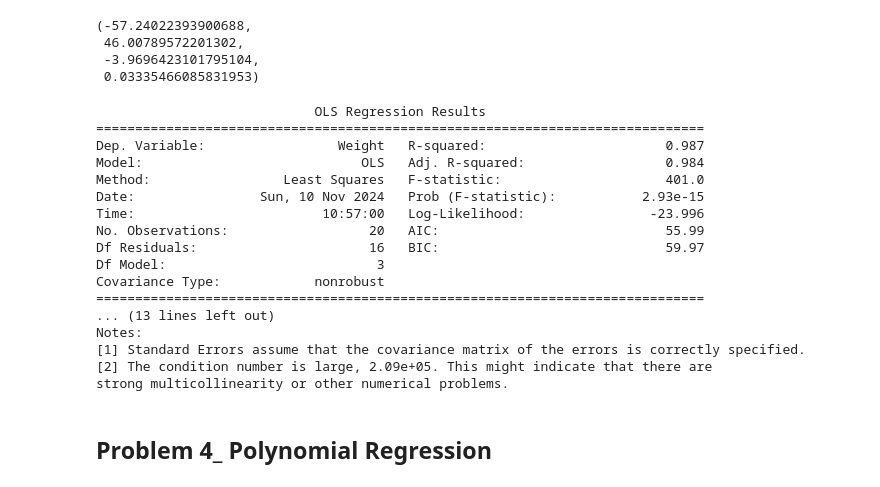
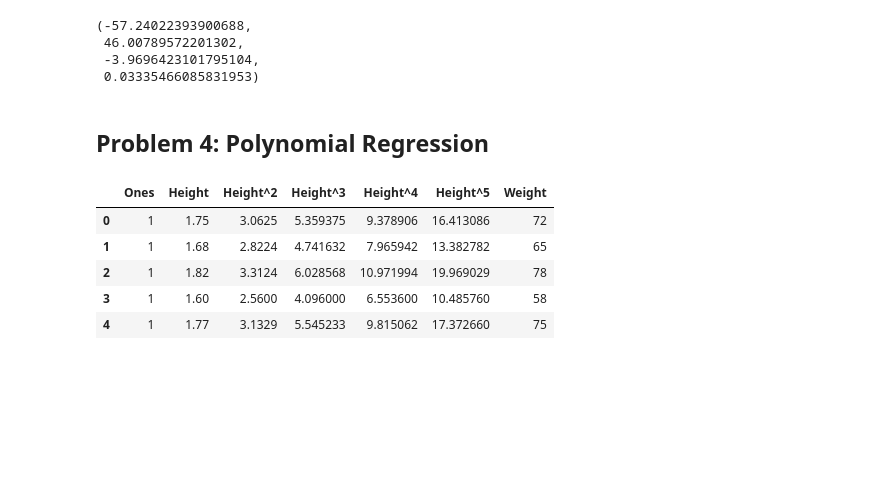
Before and after one commit to LuisMB09/metodos_optimizacion, a Jupyter notebook: Tarea 9.ipynb, the cells around one changed output. Saved outputs shown, nothing was run; the diff lists cells and outputs as text; code cells hidden in the pictures; blank space fills up the shorter version.

```diff
--- a/Tarea 9.ipynb
+++ b/Tarea 9.ipynb
@@ -176,32 +185,15 @@ model.intercept_ ,model.coef_[0], model.coef_[1], model.coef_[2]
  46.00789572201302,
  -3.9696423101795104,
  0.03335466085831953)
-# %%
-# Add a constant to the model (intercept)
-X_ols = sm.add_constant(x_multi_sk)
-
-# Fit the OLS model
-model_ols = sm.OLS(y_multi_sk, X_ols).fit()
-
-# Print the summary of the regression
-print(model_ols.summary())
-# %% [output]
-                            OLS Regression Results
-==============================================================================
-Dep. Variable:                 Weight   R-squared:                       0.987
-Model:                            OLS   Adj. R-squared:                  0.984
-Method:                 Least Squares   F-statistic:                     401.0
-Date:                Sun, 10 Nov 2024   Prob (F-statistic):           2.93e-15
-Time:                        10:57:00   Log-Likelihood:                -23.996
-No. Observations:                  20   AIC:                             55.99
-Df Residuals:                      16   BIC:                             59.97
-Df Model:                           3
-Covariance Type:            nonrobust
-==============================================================================
-... (13 lines left out)
-Notes:
-[1] Standard Errors assume that the covariance matrix of the errors is correctly specified.
-[2] The condition number is large, 2.09e+05. This might indicate that there are
-strong multicollinearity or other numerical problems.
 # %% [markdown]
-## Problem 4_ Polynomial Regression
+## Problem 4: Polynomial Regression
+# %%
+df_poly = pd.read_excel('Tarea 9.xlsx', sheet_name=1)
+df_poly.head()
+# %% [output]
+|  | Ones | Height | Height^2 | Height^3 | Height^4 | Height^5 | Weight |
+| 0 | 1 | 1.75 | 3.0625 | 5.359375 | 9.378906 | 16.413086 | 72 |
+| 1 | 1 | 1.68 | 2.8224 | 4.741632 | 7.965942 | 13.382782 | 65 |
+| 2 | 1 | 1.82 | 3.3124 | 6.028568 | 10.971994 | 19.969029 | 78 |
+| 3 | 1 | 1.60 | 2.5600 | 4.096000 | 6.553600 | 10.485760 | 58 |
+| 4 | 1 | 1.77 | 3.1329 | 5.545233 | 9.815062 | 17.372660 | 75 |
```
Also changed, not shown: parts of 6 cells of this notebook, 2 other files.
